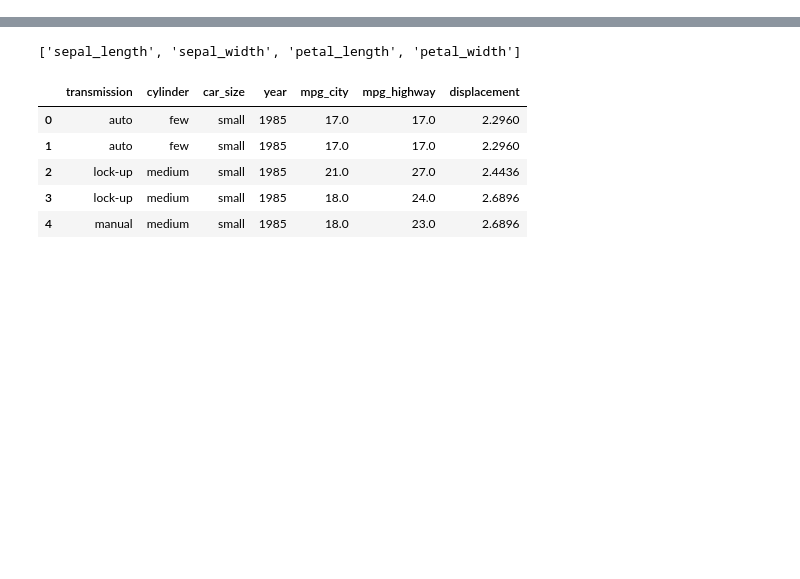
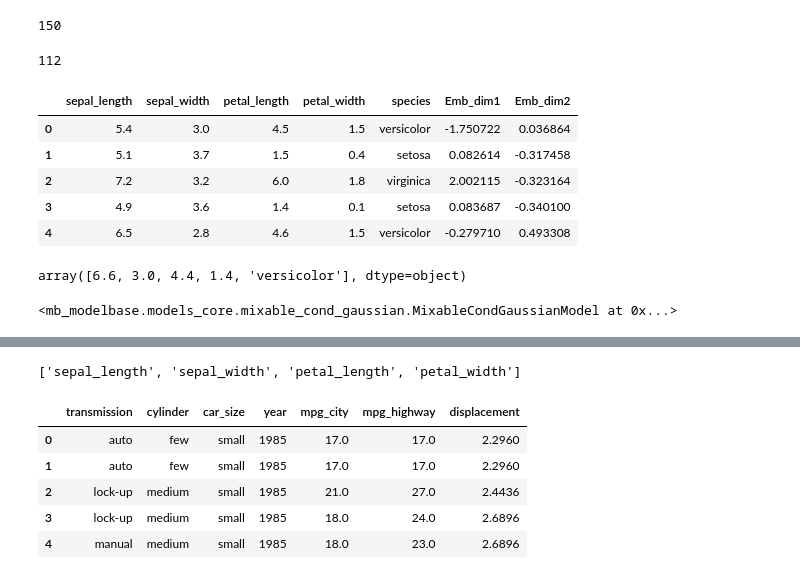
Before and after one commit to christophsaffer/2DimEmbedding, a Jupyter notebook: NtoNplus2Dim.ipynb, the cells around one changed output, grey strips where cells are left out. Saved outputs shown, nothing was run; the diff lists cells and outputs as text; code cells hidden in the pictures; blank space fills up the shorter version.

Commit message:
Added new embedding script

```diff
--- a/NtoNplus2Dim.ipynb
+++ b/NtoNplus2Dim.ipynb
@@ -6,2 +7,6 @@ from sklearn.manifold import Isomap, LocallyLinearEmbedding, SpectralEmbedding,
 # %%
 df = pd.read_csv("datasets/iris.csv")
+# %%
+len(df)
+# %% [output]
+150
@@ -7,0 +15,26 @@ df = pd.read_csv("datasets/iris.csv")
+# %%
+len(train)
+# %% [output]
+112
+# %%
+train, test = train_test_split(df)
+train.reset_index(inplace=True)
+test.reset_index(inplace=True)
+del train['index']
+del test['index']
+# %%
+df_org = train
+df = pd.DataFrame(train, columns = ['sepal_length', 'sepal_width', 'petal_length', 'petal_width'])
+embedding = Isomap(n_components=2)
+df_trans = embedding.fit_transform(df)
+df_org["Emb_dim1"] = df_trans[:,0]
+df_org["Emb_dim2"] = df_trans[:,1]
+#df_org.to_csv("embedded_datasets/iris_isomap.csv")
+df_org.head()
+# %% [output]
+|  | sepal_length | sepal_width | petal_length | petal_width | species | Emb_dim1 | Emb_dim2 |
+| 0 | 5.4 | 3.0 | 4.5 | 1.5 | versicolor | -1.750722 | 0.036864 |
+| 1 | 5.1 | 3.7 | 1.5 | 0.4 | setosa | 0.082614 | -0.317458 |
+| 2 | 7.2 | 3.2 | 6.0 | 1.8 | virginica | 2.002115 | -0.323164 |
+| 3 | 4.9 | 3.6 | 1.4 | 0.1 | setosa | 0.083687 | -0.340100 |
+| 4 | 6.5 | 2.8 | 4.6 | 1.5 | versicolor | -0.279710 | 0.493308 |
@@ -7,0 +43,11 @@ df = pd.read_csv("datasets/iris.csv")
+# %%
+test.head()
+np.array(test)[0]
+# %% [output]
+array([6.6, 3.0, 4.4, 1.4, 'versicolor'], dtype=object)
+# %%
+mymod = mbase.MixableCondGaussianModel("Iris")
+#Fitting process
+mymod.fit(df=df_org)
+# %% [output]
+<mb_modelbase.models_core.mixable_cond_gaussian.MixableCondGaussianModel at 0x...>
```
Also changed, not shown: parts of 8 cells of this notebook, 31 other files.
